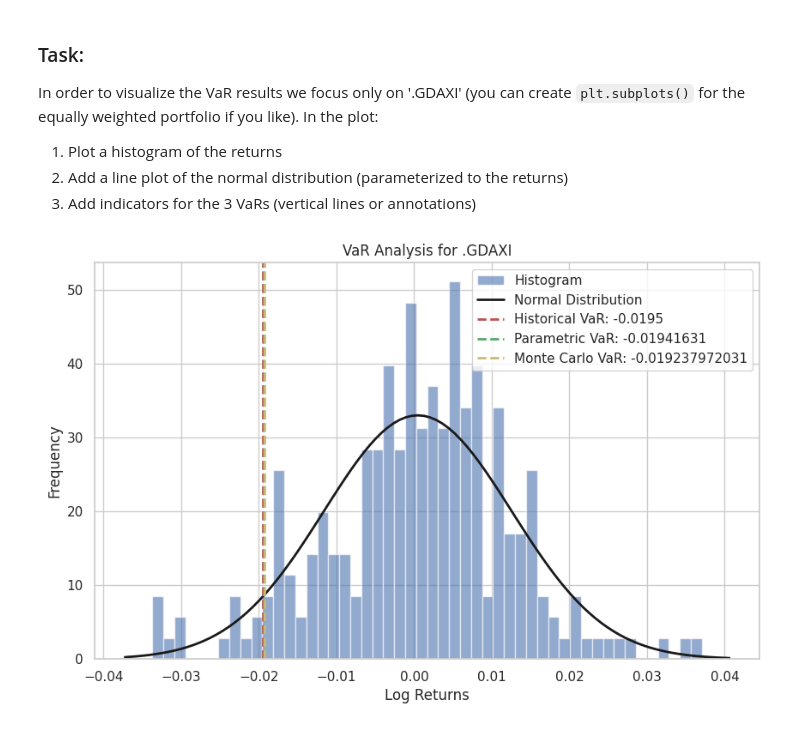
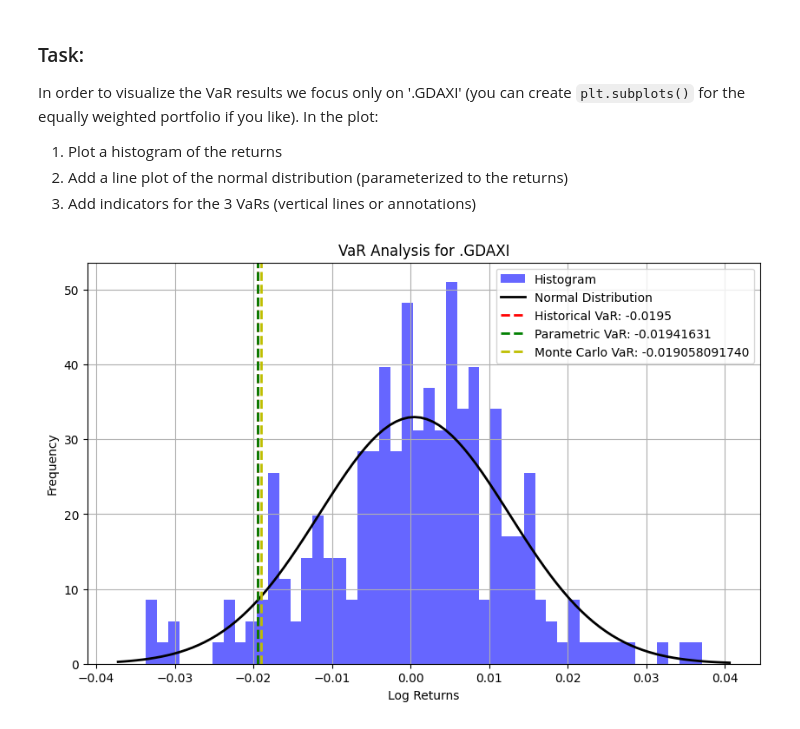
Before and after one commit to Milad-Zaman/fdap-2024-Milad-Zaman, a Jupyter notebook: homework/04_var.ipynb, the cells around one changed output. Cells and saved outputs as stored; diff of their text form; code cells hidden in the pictures.

```diff
--- a/homework/04_var.ipynb
+++ b/homework/04_var.ipynb
@@ -113,11 +113,10 @@ In order to visualize the VaR results we focus only on '.GDAXI' (you can create
 2. Add a line plot of the normal distribution (parameterized to the returns)
 3. Add indicators for the 3 VaRs (vertical lines or annotations)
 # %%
+import numpy as np
 import pandas as pd
-import numpy as np
 from scipy.stats import norm
 import matplotlib.pyplot as plt
-import seaborn as sns
 
 # Load the data
 df = pd.read_csv('02_python_data.csv', index_col='Date', parse_dates=True)
@@ -134,32 +133,32 @@ plt.hist(df['GDAXI_Log_Returns'], bins=50, density=True, alpha=0.6, color='b', l
 mu, sigma = df['GDAXI_Log_Returns'].mean(), df['GDAXI_Log_Returns'].std()
 xmin, xmax = plt.xlim()
 x = np.linspace(xmin, xmax, 100)
 p = norm.pdf(x, mu, sigma)
 
 # Plot the normal distribution
 plt.plot(x, p, 'k', linewidth=2, label='Normal Distribution')
 
 # Calculate VaRs
 historical_var_gdaxi = df['GDAXI_Log_Returns'].quantile(0.05)
-parametric_var_gdaxi = norm.ppf(0.05, mu, sigma)
+parametric_var_gdaxi = norm.ppf(0.05, df['GDAXI_Log_Returns'].mean(), df['GDAXI_Log_Returns'].std())
 # Monte Carlo simulation VaR
 simulations = 10000
 gdaxi_simulated_returns = np.random.normal(df['GDAXI_Log_Returns'].mean(), df['GDAXI_Log_Returns'].std(), simulations)
 monte_carlo_var_gdaxi = np.percentile(gdaxi_simulated_returns, 5)
 
 # Plot VaRs
 plt.axvline(historical_var_gdaxi, color='r', linestyle='--', linewidth=2, label=f'Historical VaR: {historical_var_gdaxi:.4f}')
 plt.axvline(parametric_var_gdaxi, color='g', linestyle='--', linewidth=2, label=f'Parametric VaR: {parametric_var_gdaxi:.8f}')
 plt.axvline(monte_carlo_var_gdaxi, color='y', linestyle='--', linewidth=2, label=f'Monte Carlo VaR: {monte_carlo_var_gdaxi:.12f}')
 
 
 # Add labels and title
 plt.xlabel('Log Returns')
 plt.ylabel('Frequency')
 plt.title('VaR Analysis for .GDAXI')
 plt.legend()
 plt.grid(True)
 
 plt.show()
 # %% [output]
-[figure, old version]
+[figure, new version]
```
